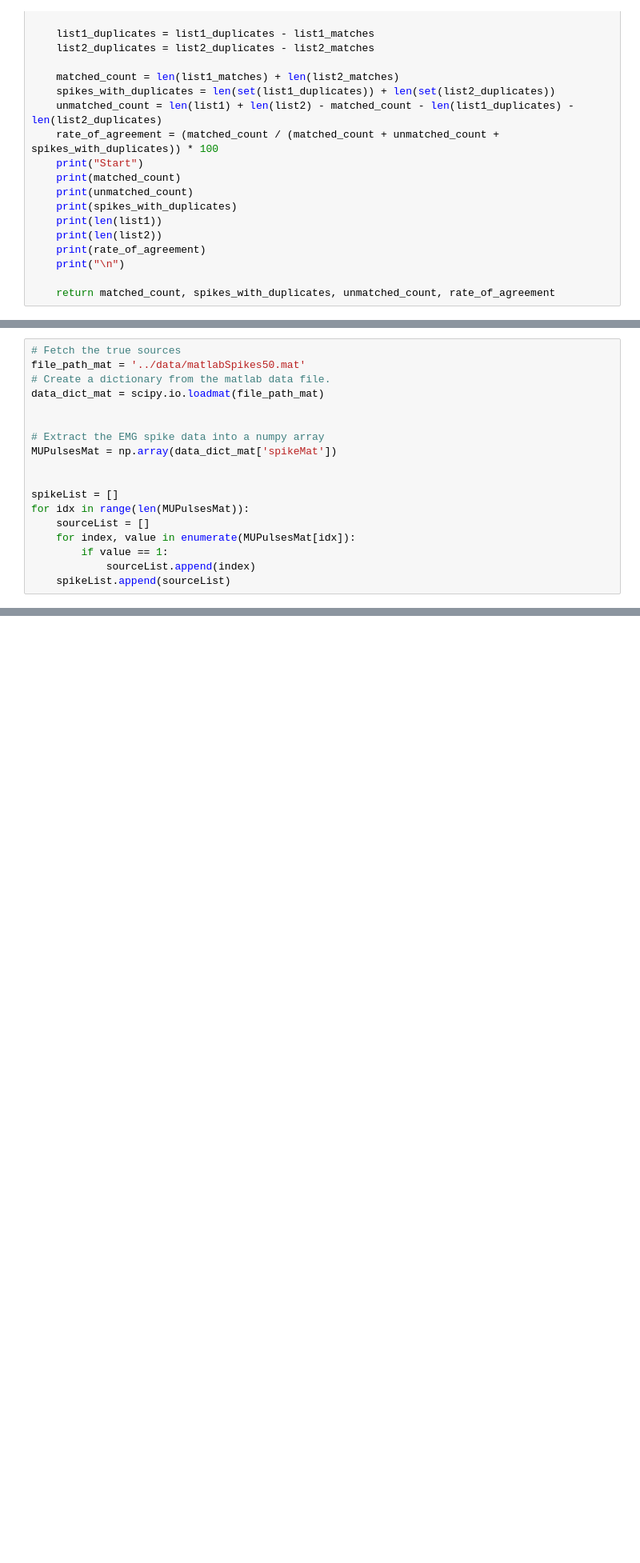
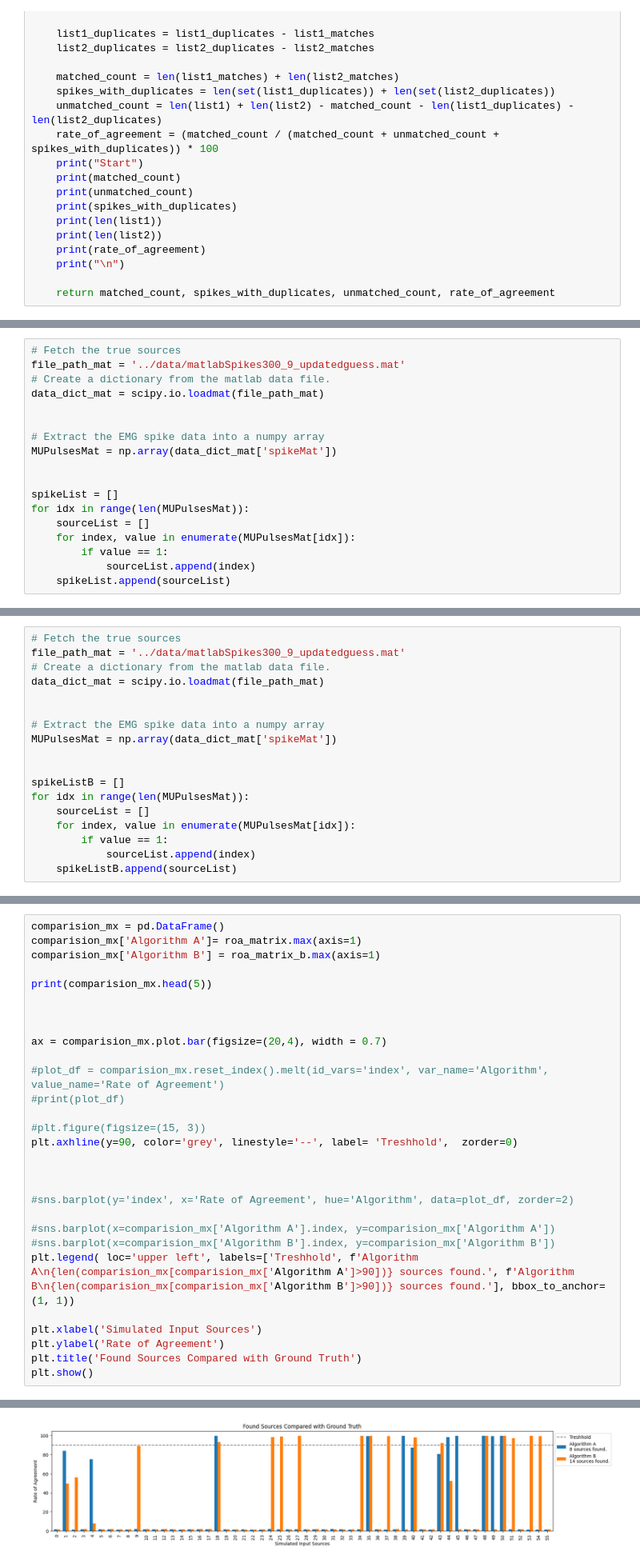
Before and after one commit to DanielFasel/realtime-emg-batch-decomposition, a Jupyter notebook: algorithm_evaluation/batch_decomp_algorithm_comparision.ipynb, the cells around one changed output, grey strips where cells are left out. Shown at 80% size. Drawn from its saved outputs; the diff is of its cells as text; blank space fills up the shorter version.

Commit message:
Functional Algorithm First Version

```diff
--- a/algorithm_evaluation/batch_decomp_algorithm_comparision.ipynb
+++ b/algorithm_evaluation/batch_decomp_algorithm_comparision.ipynb
@@ -94,6 +97,6 @@ print(MUPulses[40].shape)
 # %%
 # Fetch the true sources
-file_path_mat = '../data/matlabSpikes50.mat'
+file_path_mat = '../data/matlabSpikes300_9_updatedguess.mat'
 # Create a dictionary from the matlab data file.
 data_dict_mat = scipy.io.loadmat(file_path_mat)
 
@@ -260,0 +309,18 @@ plt.show()
+# %%
+# Fetch the true sources
+file_path_mat = '../data/matlabSpikes300_9_updatedguess.mat'
+# Create a dictionary from the matlab data file.
+data_dict_mat = scipy.io.loadmat(file_path_mat)
+
+
+# Extract the EMG spike data into a numpy array
+MUPulsesMat = np.array(data_dict_mat['spikeMat'])
+
+
+spikeListB = []
+for idx in range(len(MUPulsesMat)):
+    sourceList = []
+    for index, value in enumerate(MUPulsesMat[idx]):
+        if value == 1:
+            sourceList.append(index)
+    spikeListB.append(sourceList)
@@ -260,0 +449,30 @@ plt.show()
+# %%
+comparision_mx = pd.DataFrame()
+comparision_mx['Algorithm A']= roa_matrix.max(axis=1)
+comparision_mx['Algorithm B'] = roa_matrix_b.max(axis=1)
+
+print(comparision_mx.head(5))
+
+
+
+ax = comparision_mx.plot.bar(figsize=(20,4), width = 0.7)
+
+#plot_df = comparision_mx.reset_index().melt(id_vars='index', var_name='Algorithm', value_name='Rate of Agreement')
+#print(plot_df)
+
+#plt.figure(figsize=(15, 3))
+plt.axhline(y=90, color='grey', linestyle='--', label= 'Treshhold',  zorder=0)
+
+
+
+#sns.barplot(y='index', x='Rate of Agreement', hue='Algorithm', data=plot_df, zorder=2)
+
+#sns.barplot(x=comparision_mx['Algorithm A'].index, y=comparision_mx['Algorithm A'])
+#sns.barplot(x=comparision_mx['Algorithm B'].index, y=comparision_mx['Algorithm B'])
+plt.legend( loc='upper left', labels=['Treshhold', f'Algorithm A\n{len(comparision_mx[comparision_mx['Algorithm A']>90])} sources found.', f'Algorithm B\n{len(comparision_mx[comparision_mx['Algorithm B']>90])} sources found.'], bbox_to_anchor=(1, 1))
+
+plt.xlabel('Simulated Input Sources')
+plt.ylabel('Rate of Agreement')
+plt.title('Found Sources Compared with Ground Truth')
+plt.show()
+# %% [output]
@@ -261,3 +485,4 @@ plt.show()
+[figure, added]
 # %%
 max_index = np.unravel_index(np.argmax(roa_matrix), roa_matrix.shape)
 
```
Also changed, not shown: parts of 12 cells of this notebook, 34 other files.
